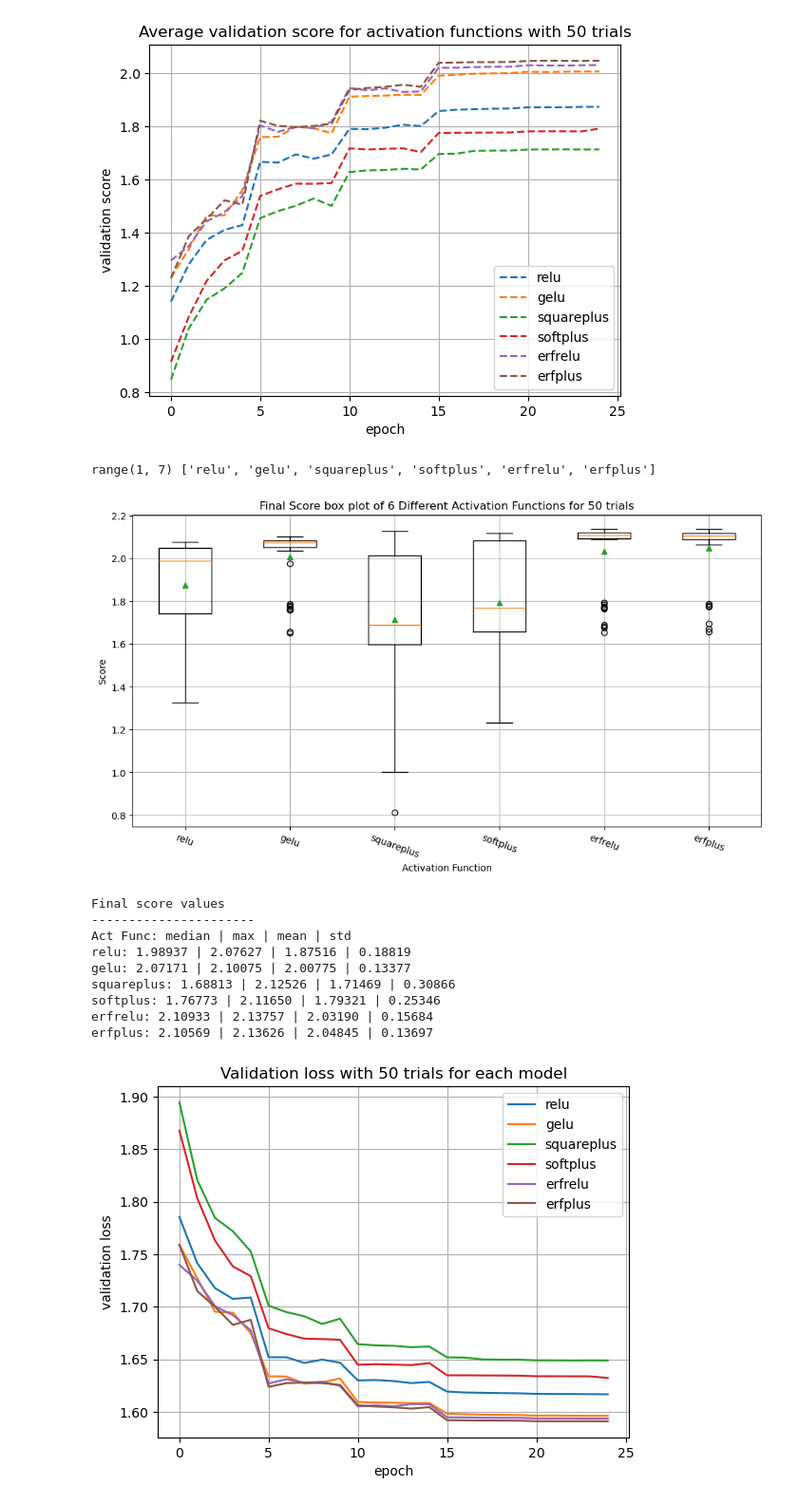
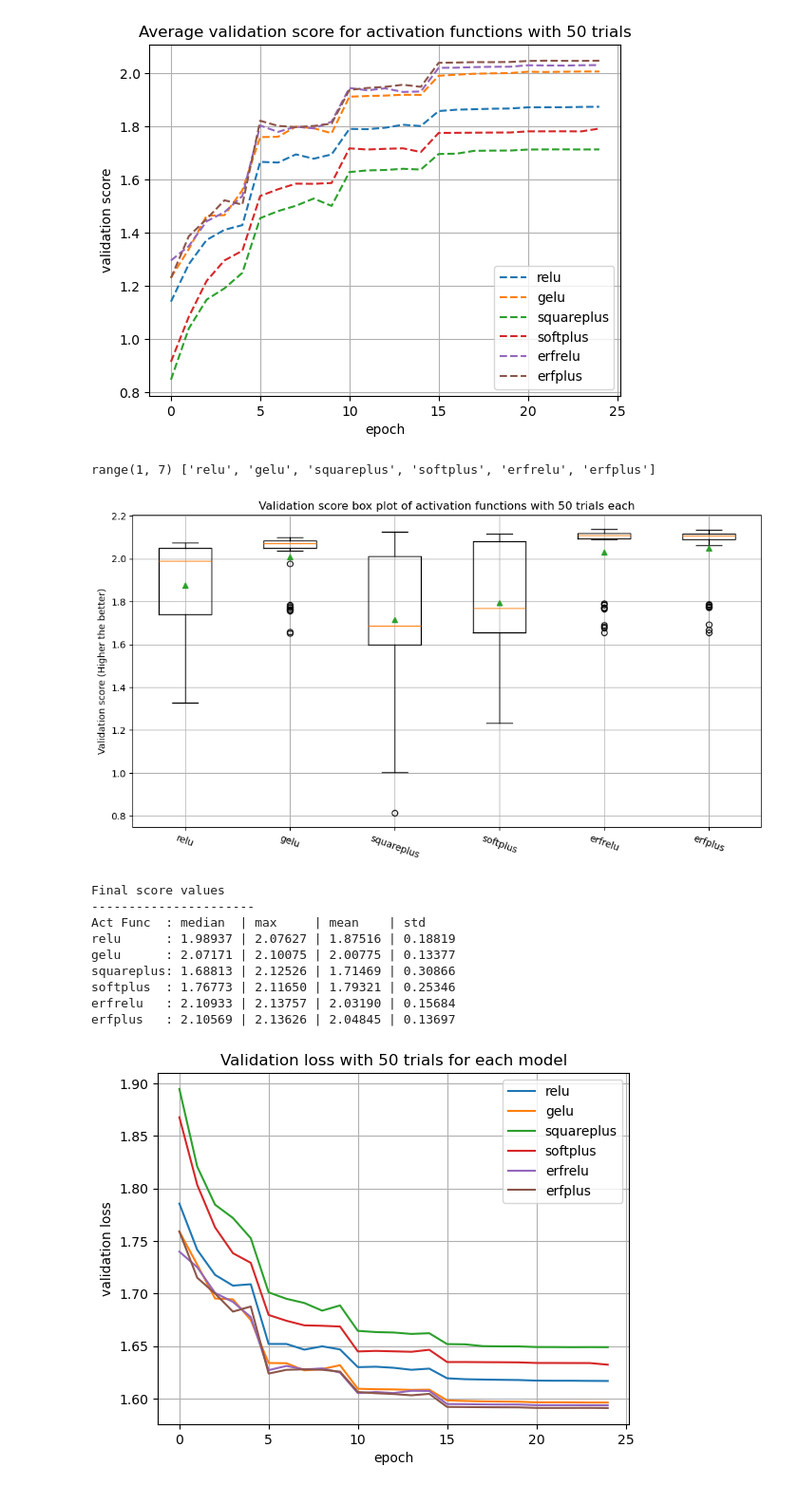
Before and after one commit to JJ0BY/Erfplus-Activation-function, a Jupyter notebook: Plotting/plotFigures.ipynb, the cells around one changed output. Shown at 95% size. Saved outputs shown, nothing was run; the diff lists cells and outputs as text; code cells hidden in the pictures.

Commit message:
More plotting

```diff
--- a/Plotting/plotFigures.ipynb
+++ b/Plotting/plotFigures.ipynb
@@ -125,53 +125,52 @@ for ii in range(len(actFuncList_str)):
 
 if c == 0:
     for ii in range(len(actFuncList_str)-1):
         for jj in range(trials):
             accuracies = [x['val_acc'] for x in opt_hist_data[jj][ii]]
             Final_score[ii+len(actFuncList_str), jj] = -np.log(1-accuracies[-1])
 
 
 # Create a figure and axis
 plt.figure(figsize=(12, 6))
 
 # Create the box plots
 plt.boxplot(Final_score.T, vert=True, showmeans=True)
 
 # Set the title and labels
-plt.title(f'Final score box plot of activation functions for {trials} trials')
-plt.xlabel('Activation Function')
-plt.ylabel('Score')
+plt.title(f'Validation score box plot of activation functions with {trials} trials each')
+plt.ylabel("Validation score (Higher the better)")
 
 # Update the x-ticks with the provided labels
 if c == 0:
     labels = actFuncList_str + ["opt_"+x for x in actFuncList_str[1:]]
 else:
     labels = actFuncList_str
 
 print(range(1, len(labels) + 1), labels)
 
 plt.xticks(range(1, len(labels) + 1), labels, rotation=-20)
 
 plt.grid()
 plt.show()
 # %% [output]
 range(1, 7) ['relu', 'gelu', 'squareplus', 'softplus', 'erfrelu', 'erfplus']
-[figure, old version]
+[figure, new version]
 # %%
 print("Final score values")
 print('----------------------')
-print("Act Func: median | max | mean | std")
+print(f"{("Act Func"):<10}: {("median "):<6} | {("max  "):<7} | {("mean"):<7} | {("std"):<6}")
 for ii in range(len(labels)):
-    print(f"{(labels[ii])}: {(np.median(Final_score[ii, :])):.5f} | {(np.max(Final_score[ii, :])):.5f} | {(np.mean(Final_score[ii, :])):.5f} | {(np.std(Final_score[ii, :])):.5f}")
+    print(f"{(labels[ii]):<10}: {(np.median(Final_score[ii, :])):.5f} | {(np.max(Final_score[ii, :])):.5f} | {(np.mean(Final_score[ii, :])):.5f} | {(np.std(Final_score[ii, :])):.5f}")
 # %% [output]
 Final score values
 ----------------------
-Act Func: median | max | mean | std
-relu: 1.98937 | 2.07627 | 1.87516 | 0.18819
-gelu: 2.07171 | 2.10075 | 2.00775 | 0.13377
+Act Func  : median  | max     | mean    | std
+relu      : 1.98937 | 2.07627 | 1.87516 | 0.18819
+gelu      : 2.07171 | 2.10075 | 2.00775 | 0.13377
 squareplus: 1.68813 | 2.12526 | 1.71469 | 0.30866
-softplus: 1.76773 | 2.11650 | 1.79321 | 0.25346
-erfrelu: 2.10933 | 2.13757 | 2.03190 | 0.15684
-erfplus: 2.10569 | 2.13626 | 2.04845 | 0.13697
+softplus  : 1.76773 | 2.11650 | 1.79321 | 0.25346
+erfrelu   : 2.10933 | 2.13757 | 2.03190 | 0.15684
+erfplus   : 2.10569 | 2.13626 | 2.04845 | 0.13697
 # %%
 for ii in range(len(actFuncList_str)):
     loss_matrix = np.zeros((trials, epochs))
```
Also changed, not shown: parts of 3 cells of this notebook, 15 other files.
